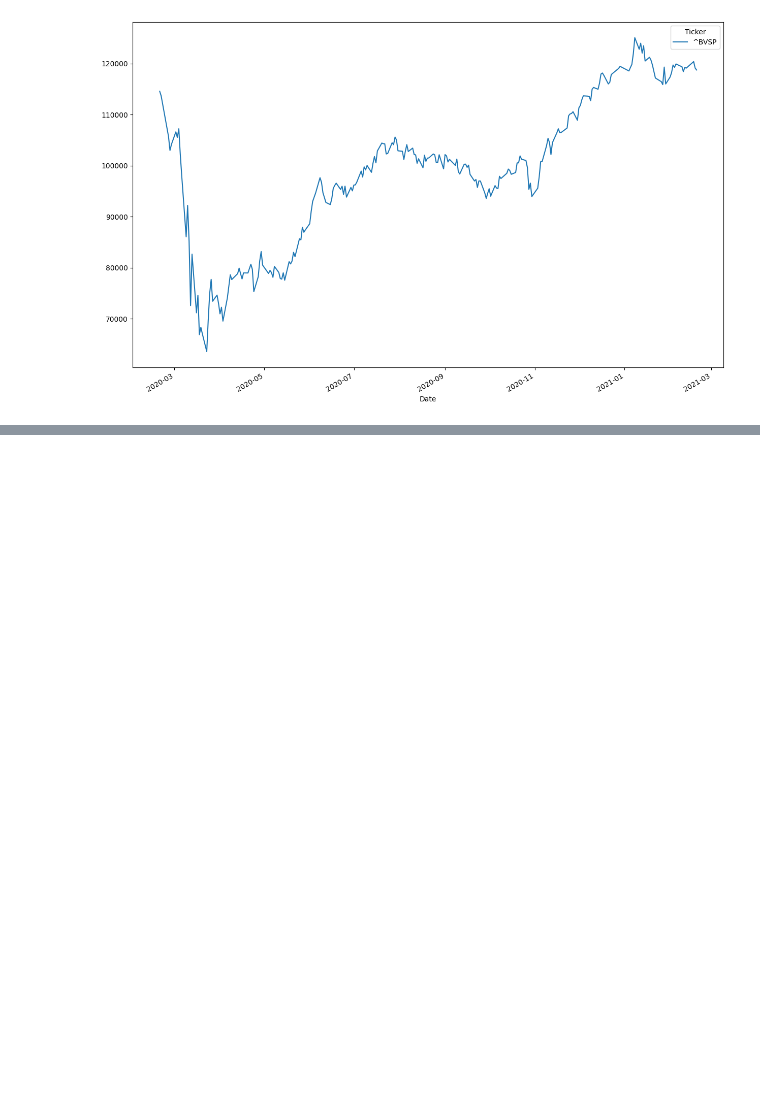
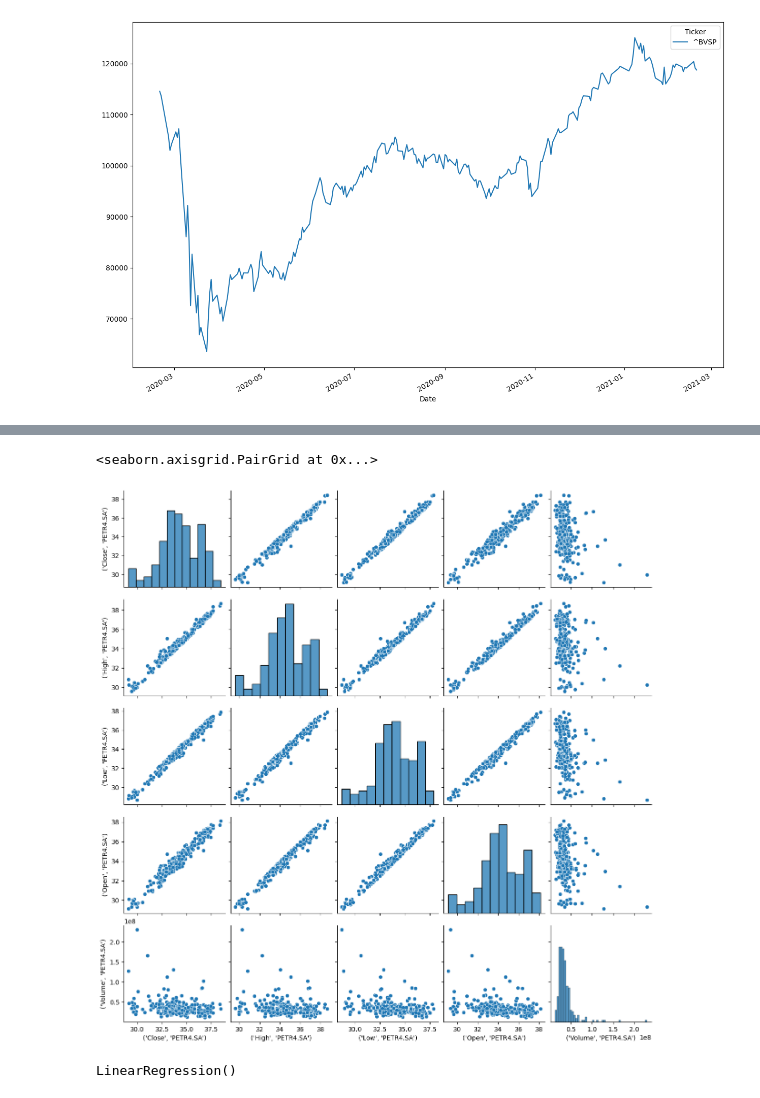
Before and after one commit to rachelresende/MercadoFinanceiroBr, a Jupyter notebook: Analisando_Dados_do_Mercado_Brasileiro.ipynb, the cells around one changed output, grey strips where cells are left out. Cells and saved outputs as stored; diff of their text form; code cells hidden in the pictures; blank space fills up the shorter version.

```diff
--- a/Analisando_Dados_do_Mercado_Brasileiro.ipynb
+++ b/Analisando_Dados_do_Mercado_Brasileiro.ipynb
@@ -108,0 +121,5 @@ https://gist.github.com/mwaskom/de44147ed2974457ad6372750bbe5751
+# %%
+sns.pairplot(df_petro)
+# %% [output]
+<seaborn.axisgrid.PairGrid at 0x...>
+[figure, added]
@@ -108,0 +137,4 @@ https://gist.github.com/mwaskom/de44147ed2974457ad6372750bbe5751
+# %%
+lm.fit(X_train,y_train)
+# %% [output]
+LinearRegression()
```
Also changed, not shown: parts of 11 cells of this notebook.
